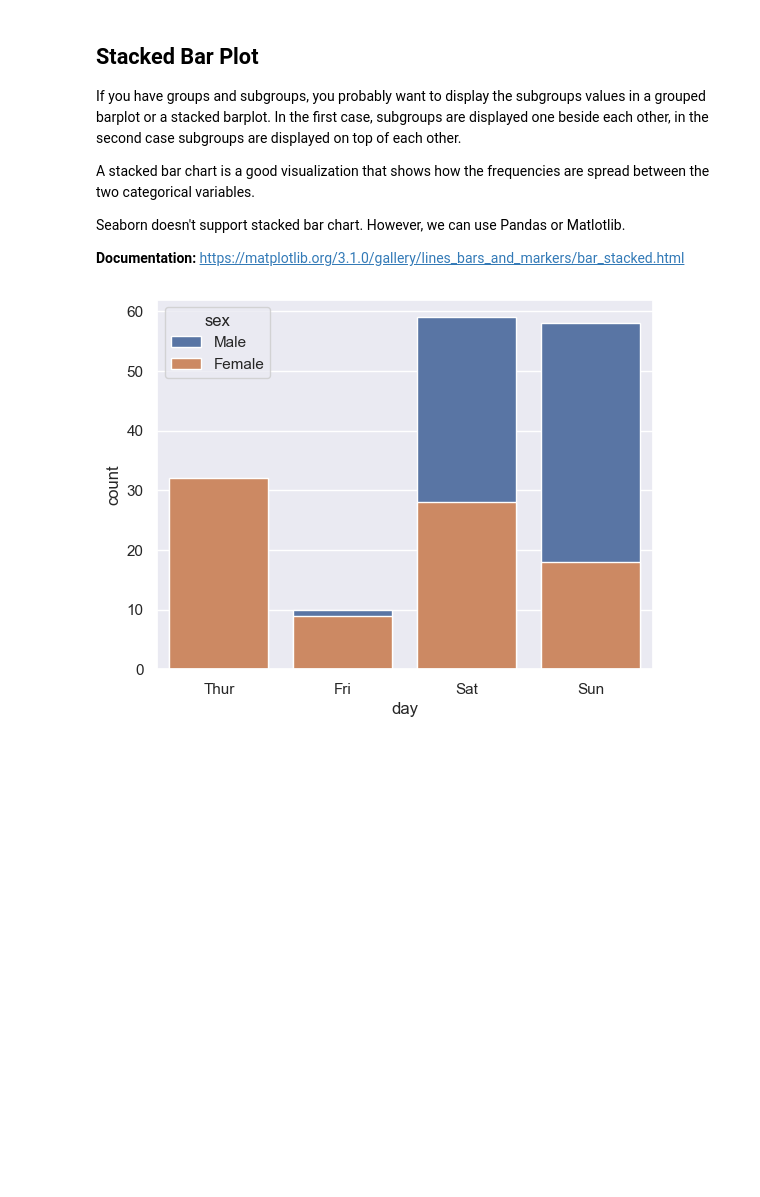
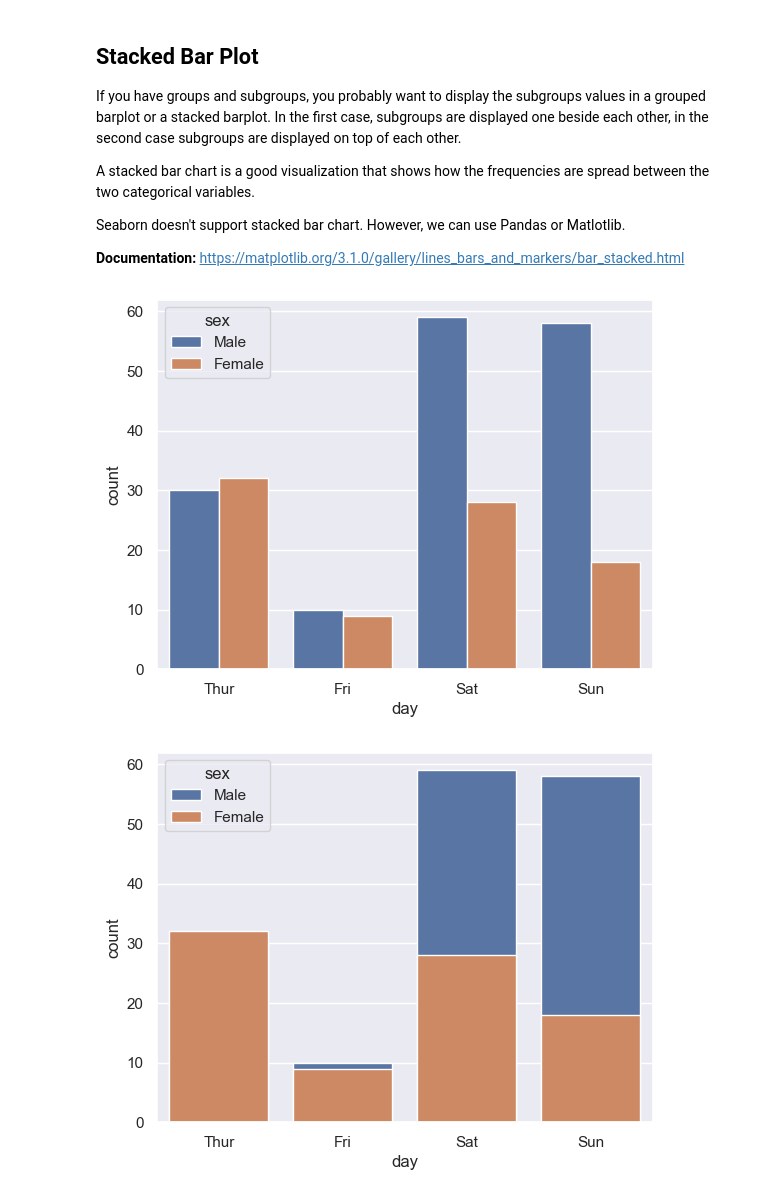
Before and after one commit to abid-rasel/MLOB_My_FILE, a Jupyter notebook: Session/Day 10/data_visualization.ipynb, the cells around one changed output. Cells and saved outputs as stored; diff of their text form; code cells hidden in the pictures; blank space fills up the shorter version.

```diff
--- a/Session/Day 10/data_visualization.ipynb
+++ b/Session/Day 10/data_visualization.ipynb
@@ -156,4 +165,8 @@ A stacked bar chart is a good visualization that shows how the frequencies are s
 Seaborn doesn't support stacked bar chart. However, we can use Pandas or Matlotlib.
 
 **Documentation:** https://matplotlib.org/3.1.0/gallery/lines_bars_and_markers/bar_stacked.html
+# %%
+plot = sns.countplot(x='day', hue='sex', data=tips)
+# %% [output]
+[figure, added]
 # %%
```
Also changed, not shown: parts of 4 cells of this notebook, 3 other files.
